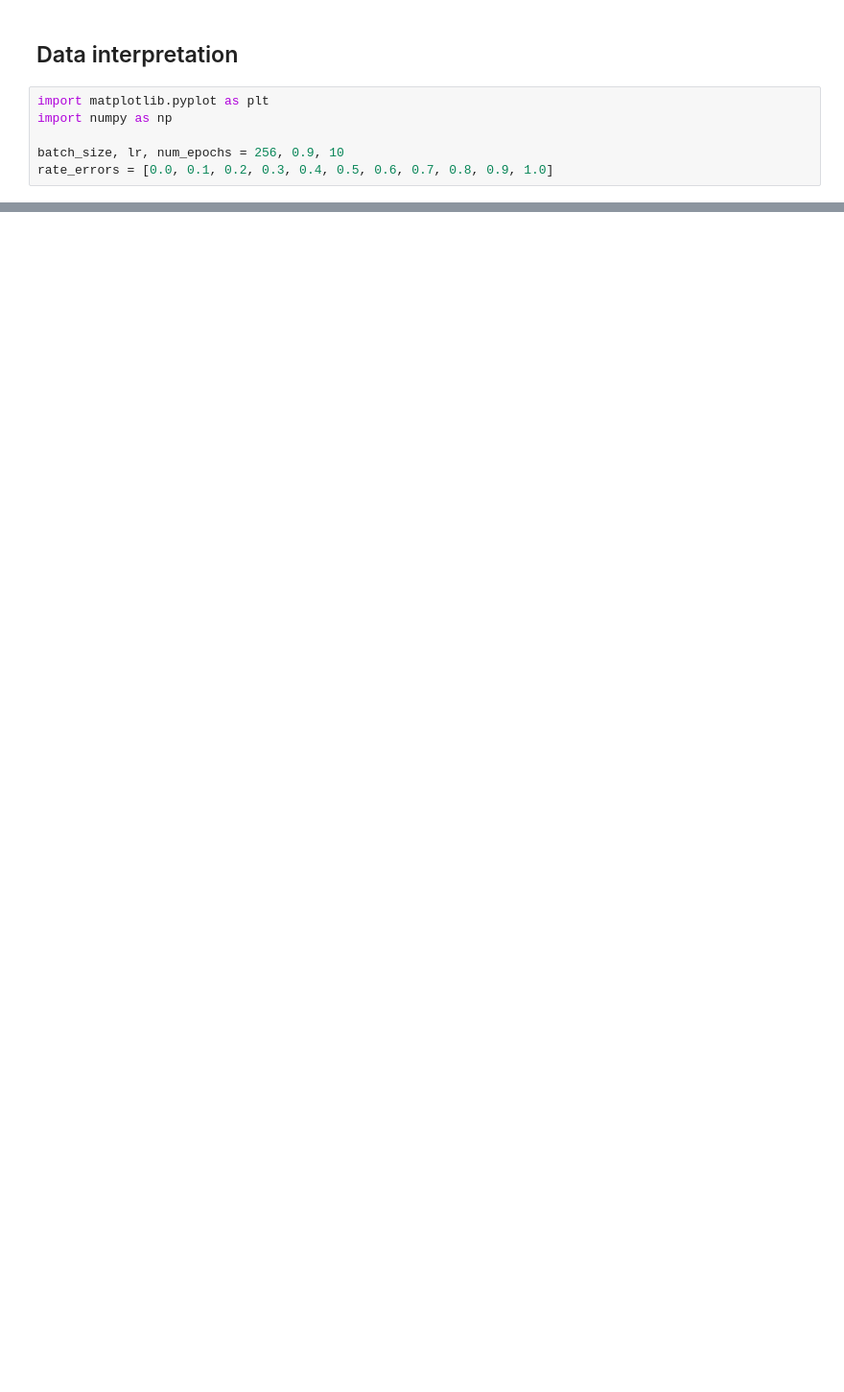
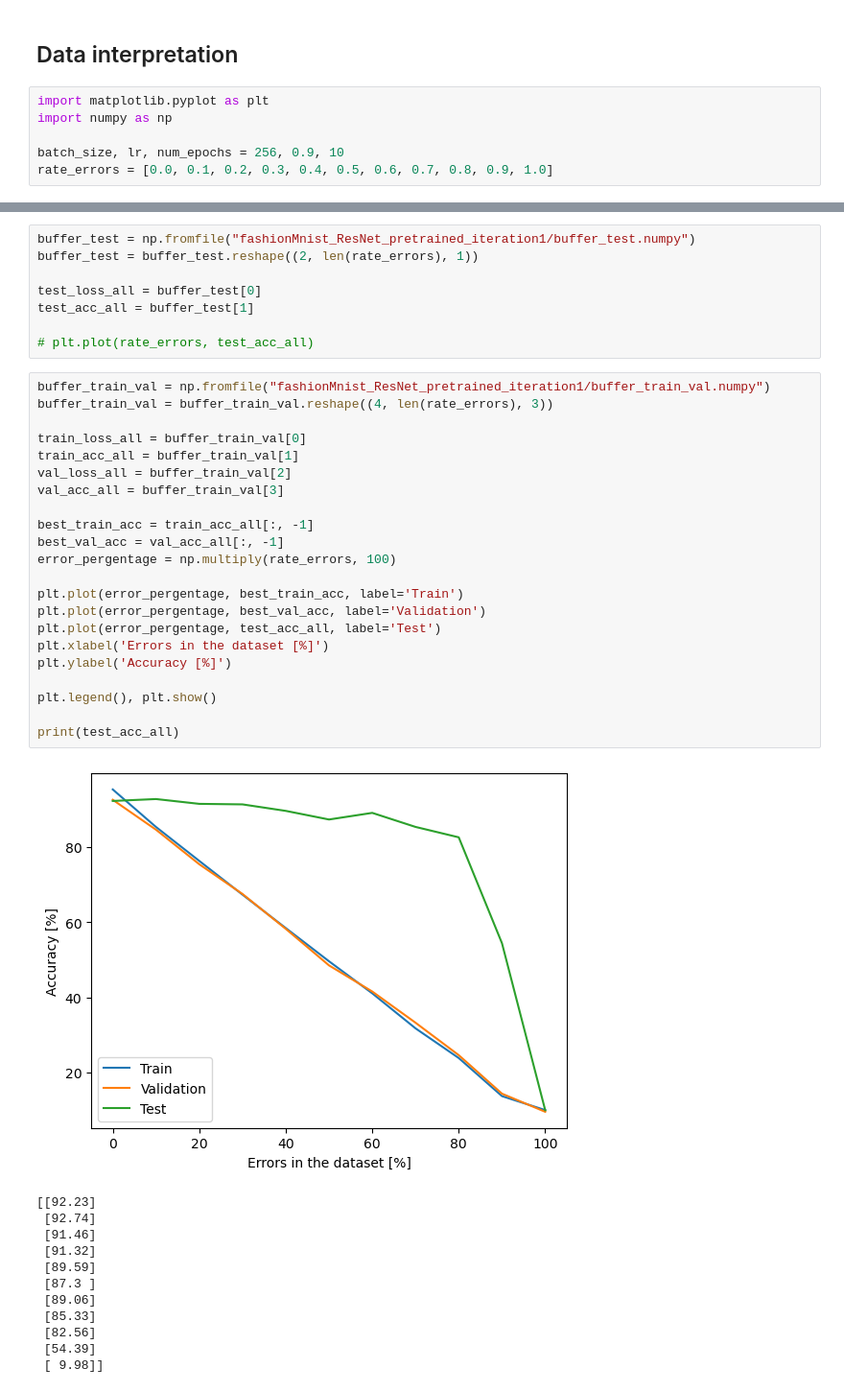
Before and after one commit to VadimCurca/STD-Project, a Jupyter notebook: project.ipynb, the cells around one changed output, grey strips where cells are left out. Shown at 96% size. Drawn from its saved outputs; the diff is of its cells as text; blank space fills up the shorter version.

```diff
--- a/project.ipynb
+++ b/project.ipynb
@@ -107,0 +165,43 @@ print(test_acc_all)
+# %%
+buffer_test = np.fromfile("fashionMnist_ResNet_pretrained_iteration1/buffer_test.numpy")
+buffer_test = buffer_test.reshape((2, len(rate_errors), 1))
+
+test_loss_all = buffer_test[0]
+test_acc_all = buffer_test[1]
+
+# plt.plot(rate_errors, test_acc_all)
+# %%
+buffer_train_val = np.fromfile("fashionMnist_ResNet_pretrained_iteration1/buffer_train_val.numpy")
+buffer_train_val = buffer_train_val.reshape((4, len(rate_errors), 3))
+
+train_loss_all = buffer_train_val[0]
+train_acc_all = buffer_train_val[1]
+val_loss_all = buffer_train_val[2]
+val_acc_all = buffer_train_val[3]
+
+best_train_acc = train_acc_all[:, -1]
+best_val_acc = val_acc_all[:, -1]
+error_pergentage = np.multiply(rate_errors, 100)
+
+plt.plot(error_pergentage, best_train_acc, label='Train')
+plt.plot(error_pergentage, best_val_acc, label='Validation')
+plt.plot(error_pergentage, test_acc_all, label='Test')
+plt.xlabel('Errors in the dataset [%]')
+plt.ylabel('Accuracy [%]')
+
+plt.legend(), plt.show()
+
+print(test_acc_all)
+# %% [output]
+[figure, added]
+[[92.23]
+ [92.74]
+ [91.46]
+ [91.32]
+ [89.59]
+ [87.3 ]
+ [89.06]
+ [85.33]
+ [82.56]
+ [54.39]
+ [ 9.98]]
```
Also changed, not shown: parts of 20 cells of this notebook, 1 other file.
